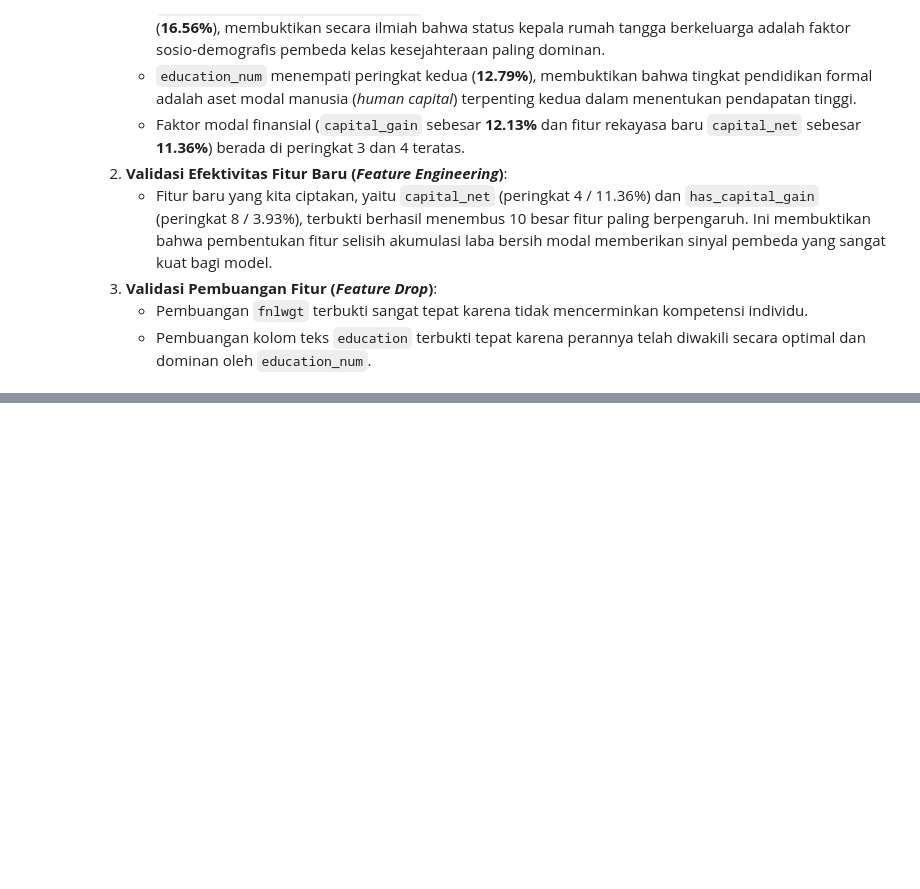
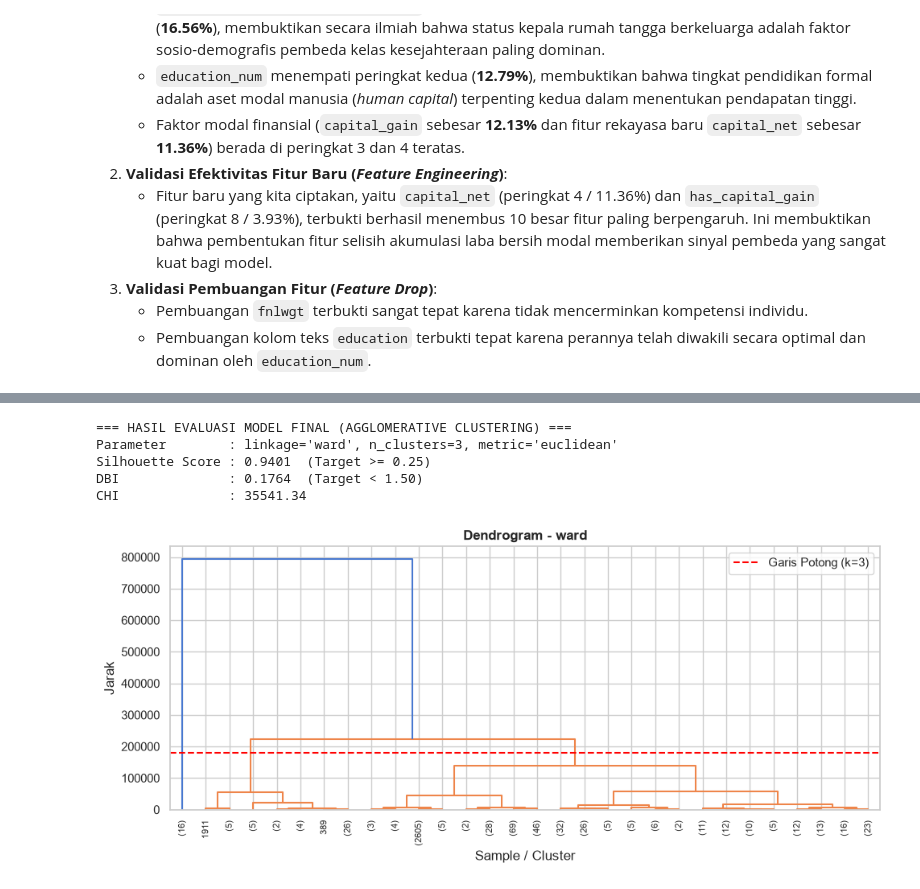
Before and after one commit to Dzikri-Ginoga/Segmentasi-Karakteristik-Tenaga-Kerja-Dewasa-untuk-Identifikasi-Pola-Kesejahteraan-Penduduk, a Jupyter notebook: DS_Projek.ipynb, the cells around one changed output, grey strips where cells are left out. Saved outputs shown, nothing was run; the diff lists cells and outputs as text; code cells hidden in the pictures; blank space fills up the shorter version.

```diff
--- a/DS_Projek.ipynb
+++ b/DS_Projek.ipynb
@@ -981,0 +1168,35 @@ Dataset latih (`X_train_resampled`, `y_train_resampled`) dan data uji (`X_test_p
+# %%
+# Membangun Pipeline final dengan parameter terbaik
+best_link = 'ward'
+best_k = 3
+
+agg_pipeline = Pipeline(steps=[
+    ('preprocessor', preprocessor),
+    ('clustering', AgglomerativeClustering(n_clusters=best_k, linkage=best_link, metric='euclidean'))
+])
+
+# Melatih Pipeline pada data sampel train (Agglomerative hanya memiliki fit_predict)
+cluster_labels = agg_pipeline.fit_predict(X_train_sample)
+
+# Ambil data hasil transformasi dari Pipeline untuk menghitung metrik evaluasi
+X_final_prep = agg_pipeline.named_steps['preprocessor'].transform(X_train_sample)
+
+sil_final = silhouette_score(X_final_prep, cluster_labels)
+dbi_final = davies_bouldin_score(X_final_prep, cluster_labels)
+chi_final = calinski_harabasz_score(X_final_prep, cluster_labels)
+
+print("=== HASIL EVALUASI MODEL FINAL (AGGLOMERATIVE CLUSTERING) ===")
+print(f"Parameter        : linkage='{best_link}', n_clusters={best_k}, metric='euclidean'")
+print(f"Silhouette Score : {sil_final:.4f}  (Target >= 0.25)")
+print(f"DBI              : {dbi_final:.4f}  (Target < 1.50)")
+print(f"CHI              : {chi_final:.2f}")
+
+# Menampilkan Dendrogram final lengkap dengan garis potong pada k=3
+plot_dendogram(Z_dict[best_link], best_link, k_cut=best_k)
+# %% [output]
+=== HASIL EVALUASI MODEL FINAL (AGGLOMERATIVE CLUSTERING) ===
+Parameter        : linkage='ward', n_clusters=3, metric='euclidean'
+Silhouette Score : 0.9401  (Target >= 0.25)
+DBI              : 0.1764  (Target < 1.50)
+CHI              : 35541.34
+[figure, added]
```
Also changed, not shown: parts of 11 cells of this notebook.
